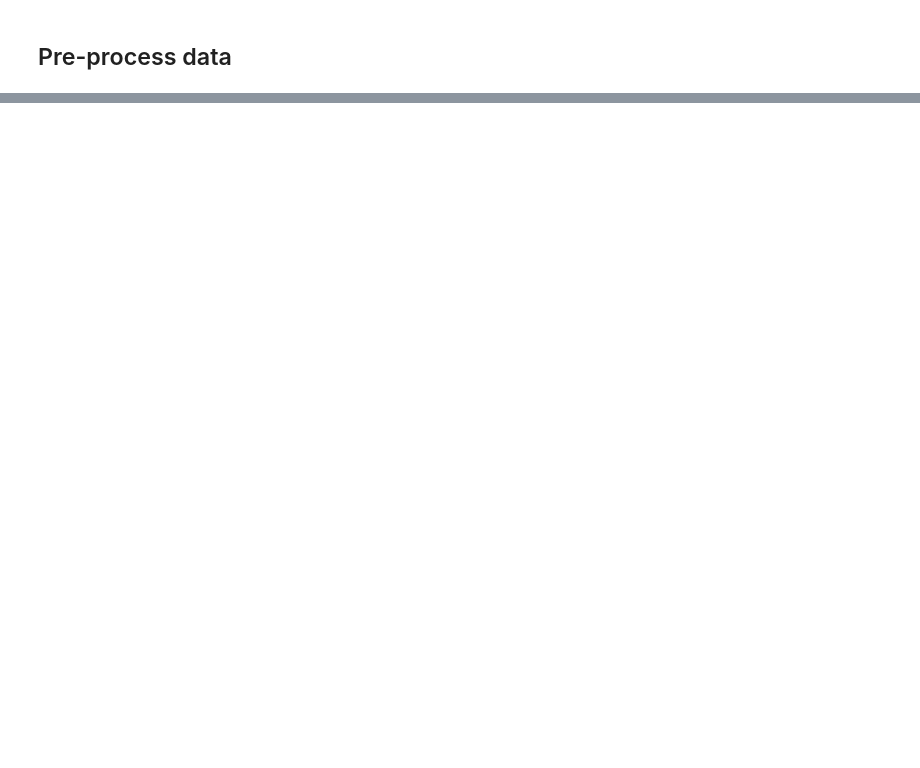
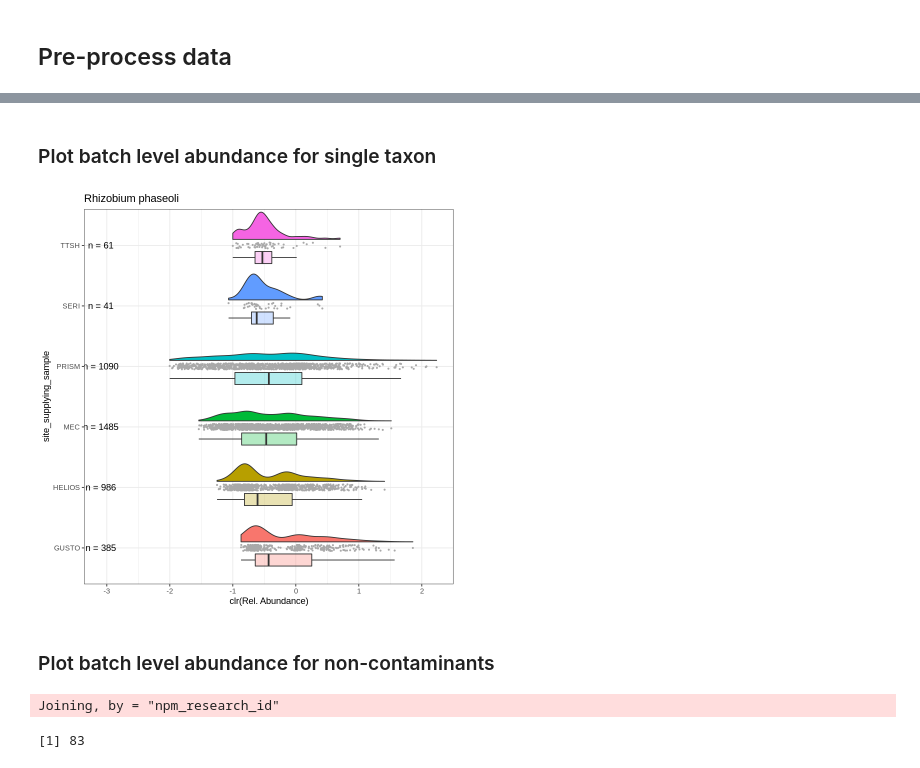
Before and after one commit to cednotsed/blood_microbial_signatures, a Jupyter notebook: analysis/decontamination_exploration.ipynb, the cells around one changed output, grey strips where cells are left out. Drawn from its saved outputs; the diff is of its cells as text; code cells hidden in the pictures; blank space fills up the shorter version.

```diff
--- a/analysis/decontamination_exploration.ipynb
+++ b/analysis/decontamination_exploration.ipynb
@@ -657,0 +159,9 @@ get_cohort_plt(cohort_species_RA, species_to_keep, "Species")
+# %%
+RA_to_clr <- function(df) {
+    row_names <- df$npm_research_id
+    clr_df <- clr(df %>% select(where(is.numeric)))
+    return(cbind(data.frame(npm_research_id = row_names), as.data.frame(clr_df, check.names = F)))
+}
+
+species_clr <- RA_to_clr(species_RA)
+head(species_clr)
@@ -657,0 +178,4 @@ get_cohort_plt(cohort_species_RA, species_to_keep, "Species")
+# %%
+species_long <- species_clr %>%
+    pivot_longer(where(is.numeric), names_to = "taxa", values_to = "clr") %>%
+    left_join(meta %>% select(all_of(c("npm_research_id", meta_cols))))
@@ -657,0 +242,67 @@ get_cohort_plt(cohort_species_RA, species_to_keep, "Species")
+# %% [markdown]
+### Plot batch level abundance for single taxon
+# %%
+label_pos <- min(species_long$clr) - 0.5
+
+n_fun <- function(x){
+  return(data.frame(y = label_pos, label = paste0("n = ", length(x))))
+}
+# %%
+taxon <- "Rhizobium phaseoli"
+column <- "site_supplying_sample"
+
+species_long %>%
+    filter(taxa == taxon, clr != 0) %>%
+    ggplot(aes(x = get(column), y = clr, fill = get(column))) +
+        theme_bw() +
+        geom_boxplot(position = position_nudge(x = -0.2, y = 0),
+                   width = 0.2,
+                   outlier.shape = NA,
+                   alpha = 0.3) +
+        geom_violinhalf(position = position_nudge(x = 0.1, y = 0), alpha = 1) +
+        geom_point(position = position_jitter(width = 0.05),
+                   color = "dark grey",
+                     size = 0.5,
+                     alpha = 1) +
+        stat_summary(fun.data = n_fun, geom = "text") +
+        labs(x = "site_supplying_sample", y = "clr(Rel. Abundance)", title = taxon) +
+        coord_flip() +
+        theme(legend.position = "none")
+# %% [output]
+[figure, added]
+# %% [markdown]
+### Plot batch level abundance for non-contaminants
+# %%
+get_meta_cols <- function(meta) {
+    meta_cols <- colnames(meta)[grep("kit|flow_cell|instrument_id|site_supplying", colnames(meta))]
+    to_exclude <- c("library_prep_kit", "hiseq_xtm_flow_cell_v2_5_id")
+    meta_cols <- meta_cols[!(meta_cols %in% to_exclude)]
+    return(meta_cols)
+}
+
+
+to_retain <- fread("data/samples_above_95_reads.txt")$npm_research_id
+
+meta <- fread("data/SG10K_Health_metadata.n10714.16March2021.parsed.csv") %>%
+    filter(npm_research_id %in% to_retain)
+
+meta_cols <- get_meta_cols(meta)
+
+species_long <- species_clr %>%
+    pivot_longer(where(is.numeric), names_to = "taxa", values_to = "clr") %>%
+    left_join(meta %>% select(all_of(c("npm_research_id", meta_cols))))
+# %% [output]
+Joining, by = "npm_research_id"
+# %%
+res_dir <- "results/decontamination/clr_decontamination"
+files <- list.files(res_dir)
+files <- files[grepl("parsed.NC.n9999", files)]
+# files <- files[!grepl("samples10.", files)]
+files <- files[grepl("samples100", files)]
+
+perc_t <- "l15h85"
+file <- files[grepl(perc_t, files)]
+nc <- read.csv(str_glue("{res_dir}/{file}"))$non_contaminants
+length(nc)
+# %% [output]
+[1] 83
```
Also changed, not shown: parts of 99 cells of this notebook, 53 other files.
